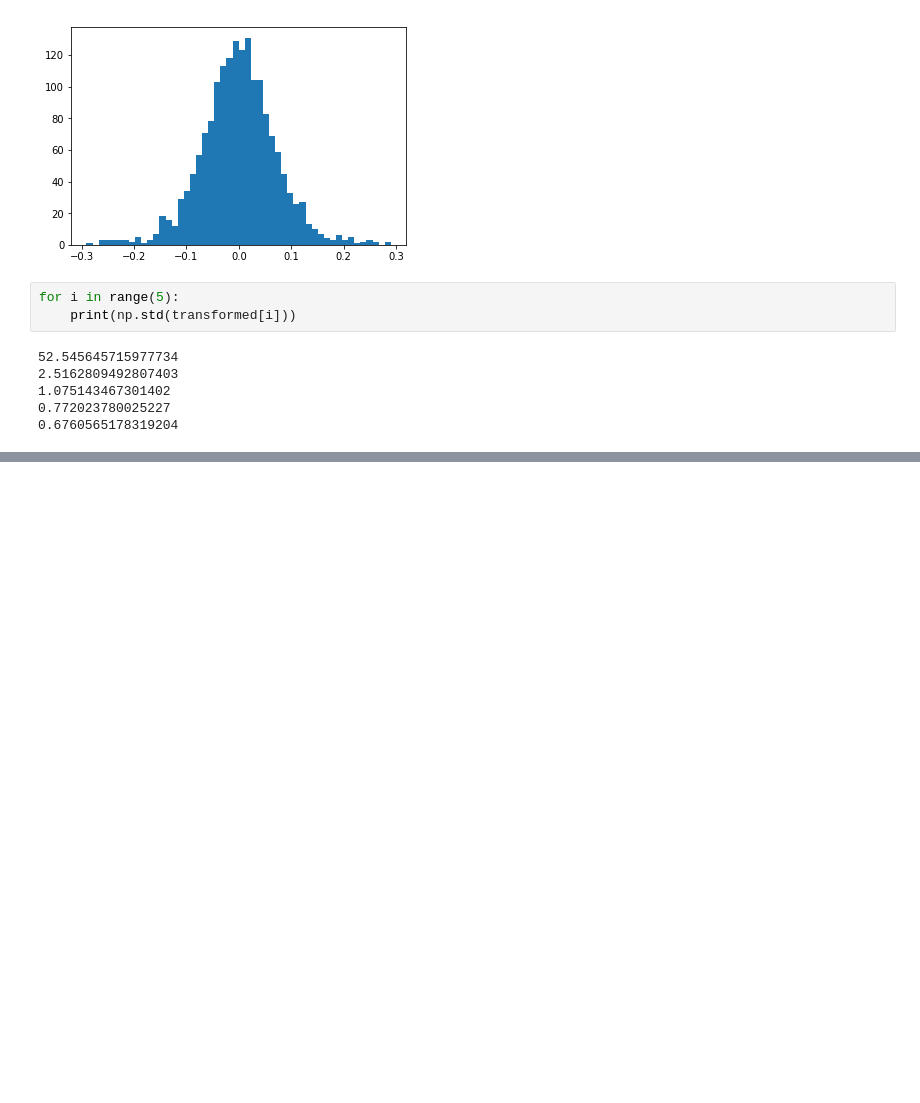
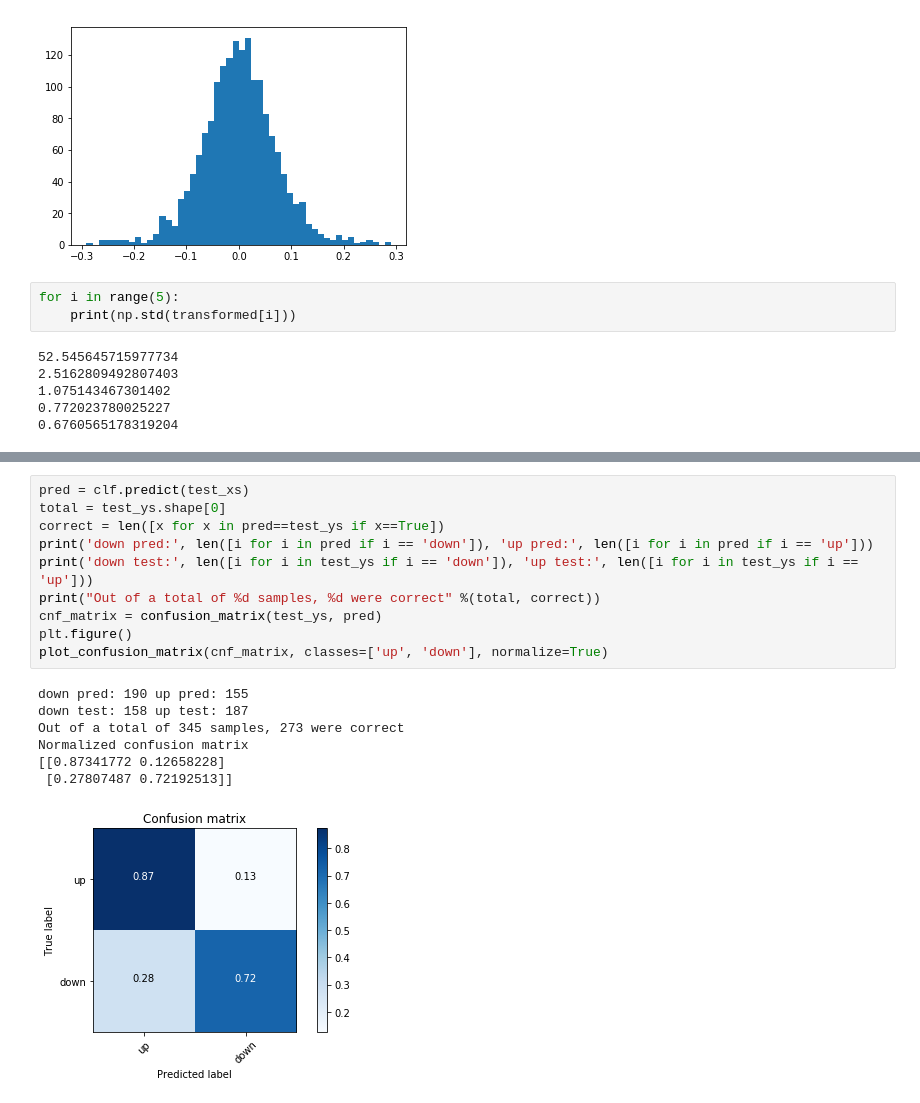
Before and after one commit to samsenko/stock-direction-prediction, a Jupyter notebook: Stock_Direction_Prediction.ipynb, the cells around one changed output, grey strips where cells are left out. Saved outputs shown, nothing was run; the diff lists cells and outputs as text; blank space fills up the shorter version.

```diff
--- a/Stock_Direction_Prediction.ipynb
+++ b/Stock_Direction_Prediction.ipynb
@@ -328,0 +347,18 @@ for i in range(5):
+# %%
+pred = clf.predict(test_xs)
+total = test_ys.shape[0]
+correct = len([x for x in pred==test_ys if x==True])
+print('down pred:', len([i for i in pred if i == 'down']), 'up pred:', len([i for i in pred if i == 'up']))
+print('down test:', len([i for i in test_ys if i == 'down']), 'up test:', len([i for i in test_ys if i == 'up']))
+print("Out of a total of %d samples, %d were correct" %(total, correct))
+cnf_matrix = confusion_matrix(test_ys, pred)
+plt.figure()
+plot_confusion_matrix(cnf_matrix, classes=['up', 'down'], normalize=True)
+# %% [output]
+down pred: 190 up pred: 155
+down test: 158 up test: 187
+Out of a total of 345 samples, 273 were correct
+Normalized confusion matrix
+[[0.87341772 0.12658228]
+ [0.27807487 0.72192513]]
+[figure, added]
```
Also changed, not shown: parts of 7 cells of this notebook.
